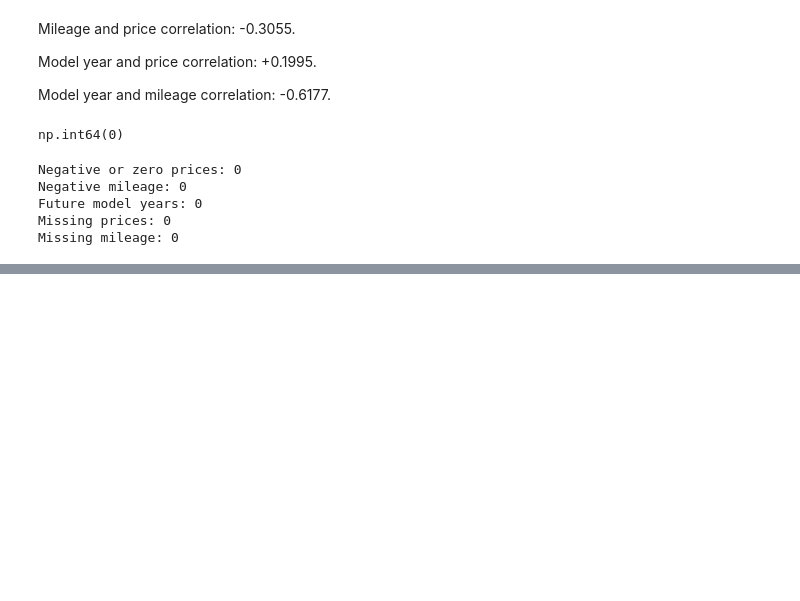
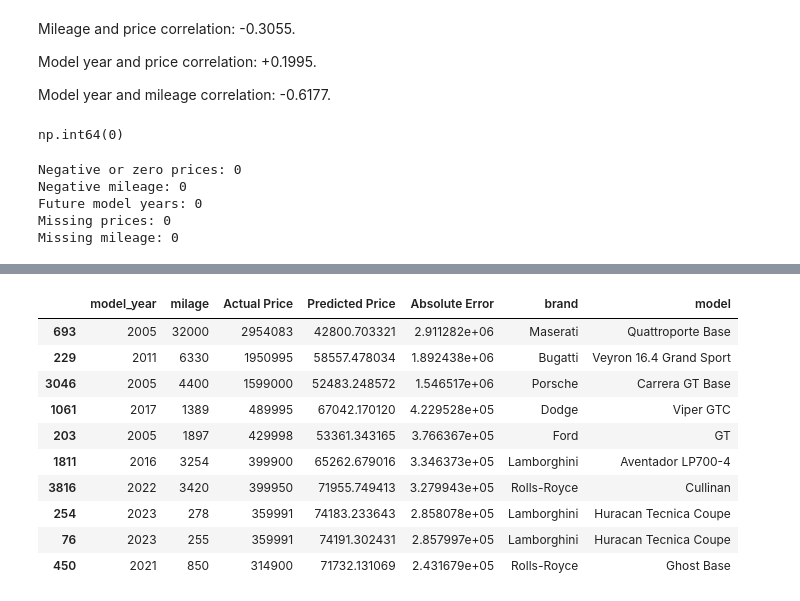
Before and after one commit to Ghostcline/-used-car-price-prediction, a Jupyter notebook: notebooks/01_used_car_prediction.ipynb, the cells around one changed output, grey strips where cells are left out. Saved outputs shown, nothing was run; the diff lists cells and outputs as text; code cells hidden in the pictures; blank space fills up the shorter version.

```diff
--- a/notebooks/01_used_car_prediction.ipynb
+++ b/notebooks/01_used_car_prediction.ipynb
@@ -339,0 +418,13 @@ Missing mileage: 0
+# %%
+def predict(X, w, b):
+
+    m = X.shape[0]
+    predictions = np.zeros(m)
+
+    for i in range(m):
+
+        f_wb = w[0] * X[i][0] + w[1] * X[i][1] + b
+
+        predictions[i] = f_wb
+
+    return predictions
@@ -339,0 +629,11 @@ Missing mileage: 0
+# %%
+results = X_test.copy()
+
+results["Actual Price"] = y_test
+results["Predicted Price"] = y_pred
+
+results["Absolute Error"] = np.abs(
+    results["Actual Price"] - results["Predicted Price"]
+)
+
+results.head()
@@ -339,0 +661,23 @@ Missing mileage: 0
+# %%
+worst_predictions = results.nlargest(10, "Absolute Error")
+
+worst_cars = df.loc[
+    worst_predictions.index,
+    ["brand", "model"]
+]
+
+worst_predictions = worst_predictions.join(worst_cars)
+
+worst_predictions
+# %% [output]
+|  | model_year | milage | Actual Price | Predicted Price | Absolute Error | brand | model |
+| 693 | 2005 | 32000 | 2954083 | 42800.703321 | 2.911282e+06 | Maserati | Quattroporte Base |
+| 229 | 2011 | 6330 | 1950995 | 58557.478034 | 1.892438e+06 | Bugatti | Veyron 16.4 Grand Sport |
+| 3046 | 2005 | 4400 | 1599000 | 52483.248572 | 1.546517e+06 | Porsche | Carrera GT Base |
+| 1061 | 2017 | 1389 | 489995 | 67042.170120 | 4.229528e+05 | Dodge | Viper GTC |
+| 203 | 2005 | 1897 | 429998 | 53361.343165 | 3.766367e+05 | Ford | GT |
+| 1811 | 2016 | 3254 | 399900 | 65262.679016 | 3.346373e+05 | Lamborghini | Aventador LP700-4 |
+| 3816 | 2022 | 3420 | 399950 | 71955.749413 | 3.279943e+05 | Rolls-Royce | Cullinan |
+| 254 | 2023 | 278 | 359991 | 74183.233643 | 2.858078e+05 | Lamborghini | Huracan Tecnica Coupe |
+| 76 | 2023 | 255 | 359991 | 74191.302431 | 2.857997e+05 | Lamborghini | Huracan Tecnica Coupe |
+| 450 | 2021 | 850 | 314900 | 71732.131069 | 2.431679e+05 | Rolls-Royce | Ghost Base |
```
Also changed, not shown: parts of 20 cells of this notebook.
